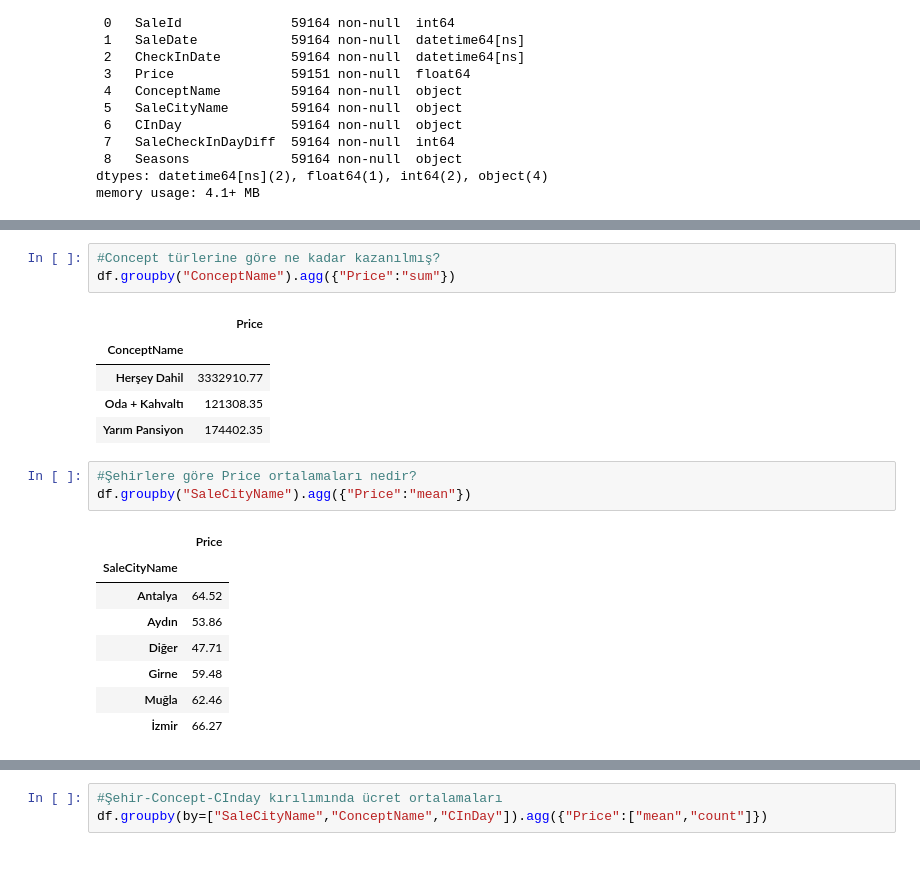
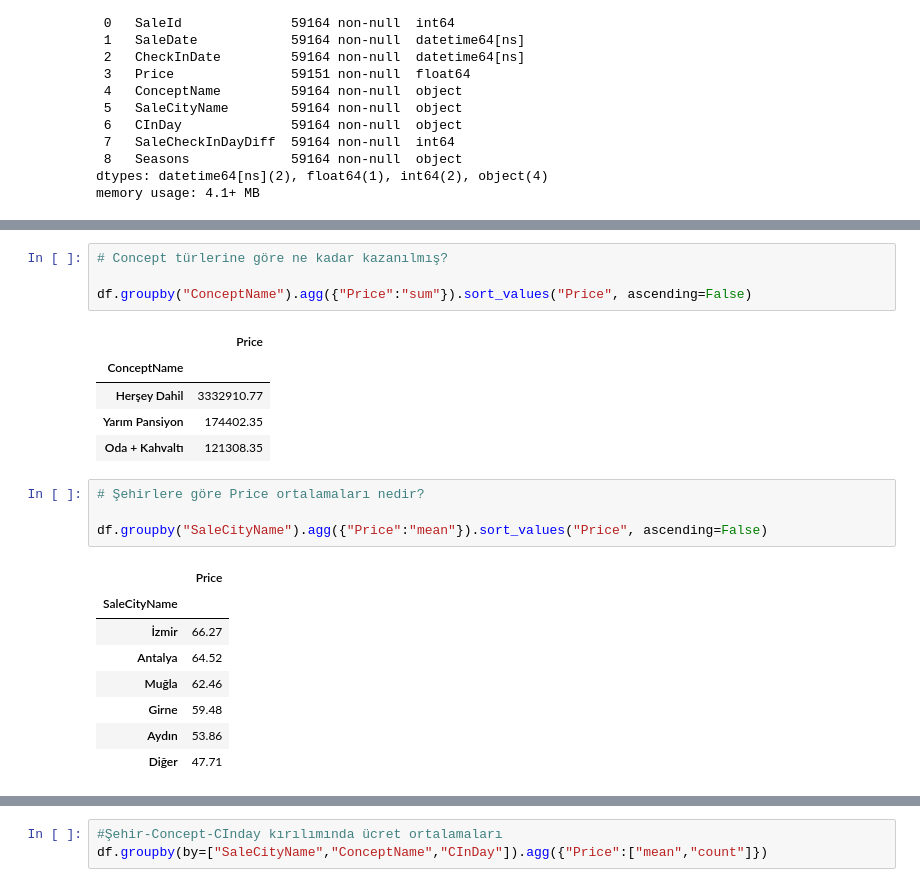
Before and after one commit to onurcakili/dataScienceRepository, a Jupyter notebook: 01_Data_Science_Projects/02_Revenue_Prediction_Segmentation.ipynb, the cells around one changed output, grey strips where cells are left out. Drawn from its saved outputs; the diff is of its cells as text.

```diff
--- a/01_Data_Science_Projects/02_Revenue_Prediction_Segmentation.ipynb
+++ b/01_Data_Science_Projects/02_Revenue_Prediction_Segmentation.ipynb
@@ -105,22 +122,24 @@ df.groupby("SaleCityName").agg({"Price":"sum"})
 # %%
-#Concept türlerine göre ne kadar kazanılmış?
-df.groupby("ConceptName").agg({"Price":"sum"})
+# Concept türlerine göre ne kadar kazanılmış?
+
+df.groupby("ConceptName").agg({"Price":"sum"}).sort_values("Price", ascending=False)
 # %% [output]
 |  | Price |
 | ConceptName |  |
 | Herşey Dahil | 3332910.77 |
+| Yarım Pansiyon | 174402.35 |
 | Oda + Kahvaltı | 121308.35 |
-| Yarım Pansiyon | 174402.35 |
 # %%
-#Şehirlere göre Price ortalamaları nedir?
-df.groupby("SaleCityName").agg({"Price":"mean"})
+# Şehirlere göre Price ortalamaları nedir?
+
+df.groupby("SaleCityName").agg({"Price":"mean"}).sort_values("Price", ascending=False)
 # %% [output]
 |  | Price |
 | SaleCityName |  |
+| İzmir | 66.27 |
 | Antalya | 64.52 |
+| Muğla | 62.46 |
+| Girne | 59.48 |
 | Aydın | 53.86 |
 | Diğer | 47.71 |
-| Girne | 59.48 |
-| Muğla | 62.46 |
-| İzmir | 66.27 |
 # %%
```
Also changed, not shown: parts of 10 cells of this notebook, 3 other files.
